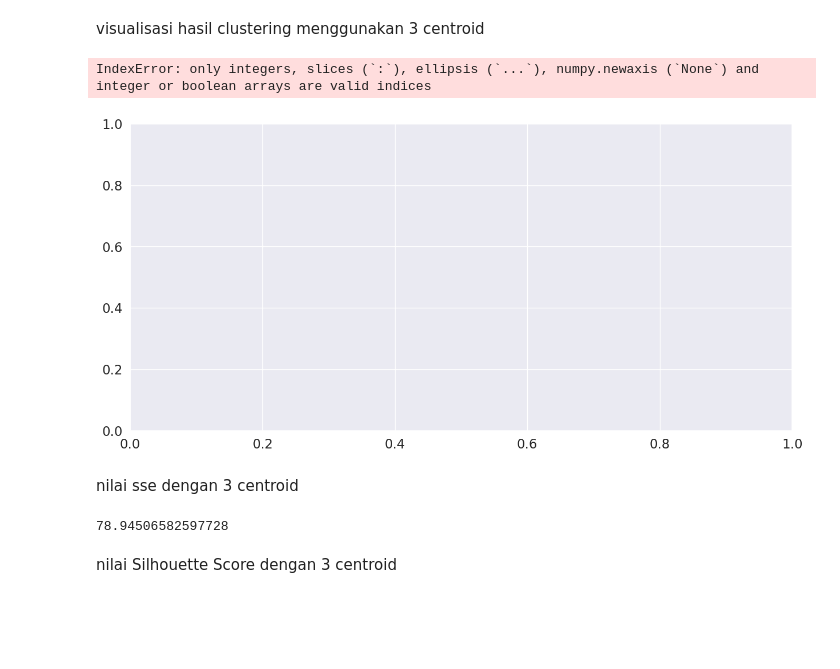
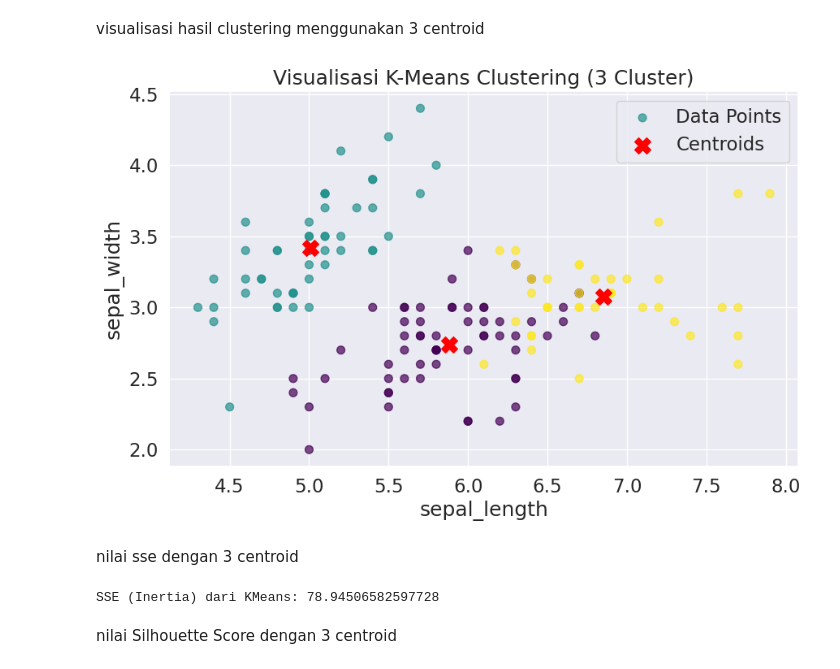
Before and after one commit to AqbilBarakaa/pendata, a Jupyter notebook: pendata/_build/jupyter_execute/K-Means_Clustering.ipynb, the cells around one changed output. Cells and saved outputs as stored; diff of their text form; code cells hidden in the pictures; blank space fills up the shorter version.

Commit message:
kmeans

```diff
--- a/pendata/_build/jupyter_execute/K-Means_Clustering.ipynb
+++ b/pendata/_build/jupyter_execute/K-Means_Clustering.ipynb
@@ -314,6 +336,6 @@ print(data.head())
 3   4           4.6          3.1           1.5          0.2  Iris-setosa
 4   5           5.0          3.6           1.4          0.2  Iris-setosa
 # %%
-X = df.drop(columns=["class", "id"]).values
+X = data.drop(columns=["class", "id"]).values
 print(X)
 # %% [output]
@@ -471,39 +455,29 @@ array([[-0.07723421, -0.92778421,  0.32291983,  0.23786769],
 # %% [markdown]
  visualisasi hasil clustering menggunakan 3 centroid
 # %%
-fig, ax = plt.subplots(figsize=(15,7))
-plt.scatter(x=clusters[clusters['Cluster_Prediction'] == 0]['sepal_length'],
-            y=clusters[clusters['Cluster_Prediction'] == 0]['sepal_width'],
-            s=70,edgecolor='teal', linewidth=0.3, c='teal', label='Iris-versicolor')
+plt.figure(figsize=(10, 6))
 
+# Plot data points dengan warna sesuai cluster
+plt.scatter(X[:, 0], X[:, 1], c=kms.labels_, cmap='viridis', s=50, alpha=0.7, label='Data Points')
 
-plt.scatter(x=clusters[clusters['Cluster_Prediction'] == 1]['sepal_length'],
-            y=clusters[clusters['Cluster_Prediction'] == 1]['sepal_width'],
-            s=70,edgecolor='lime', linewidth=0.3, c='lime', label='Iris-setosa')
+# Plot centroid
+plt.scatter(kms.cluster_centers_[:, 0], kms.cluster_centers_[:, 1],
+            c='red', marker='X', s=200, label='Centroids')
 
-
-plt.scatter(x=clusters[clusters['Cluster_Prediction'] == 2]['sepal_length'],
-            y=clusters[clusters['Cluster_Prediction'] == 2]['sepal_width'],
-            s=70,edgecolor='magenta', linewidth=0.3, c='magenta', label='Iris-virginica')
-
-plt.scatter(x=kms.cluster_centers_[:, 0], y=kms.cluster_centers_[:, 1], s = 170, c = 'yellow', label = 'Centroids',edgecolor='black', linewidth=0.3)
-plt.legend(loc='upper right')
-plt.xlim(4,8)
-plt.ylim(1.8,4.5)
-ax.set_ylabel('Sepal Width (in cm)')
-ax.set_xlabel('Sepal Length (in cm)')
-plt.title('Clusters', fontsize = 20)
+plt.title('Visualisasi K-Means Clustering (3 Cluster)')
+plt.xlabel(data.columns[1])  # Kolom pertama setelah menghapus 'class' dan 'id'
+plt.ylabel(data.columns[2])  # Kolom kedua setelah menghapus 'class' dan 'id')
+plt.legend()
+plt.grid(True)
 plt.show()
 # %% [output]
-IndexError: only integers, slices (`:`), ellipsis (`...`), numpy.newaxis (`None`) and integer or boolean arrays are valid indices
-[figure, old version]
+[figure, new version]
 # %% [markdown]
 nilai sse dengan 3 centroid
 # %%
-sse = kms.inertia_
-sse
+print("SSE (Inertia) dari KMeans:", kms.inertia_)
 # %% [output]
-78.94506582597728
+SSE (Inertia) dari KMeans: 78.94506582597728
 # %% [markdown]
 nilai Silhouette Score dengan 3 centroid
 # %%
```
Also changed, not shown: parts of 55 cells of this notebook, 25 other files.
